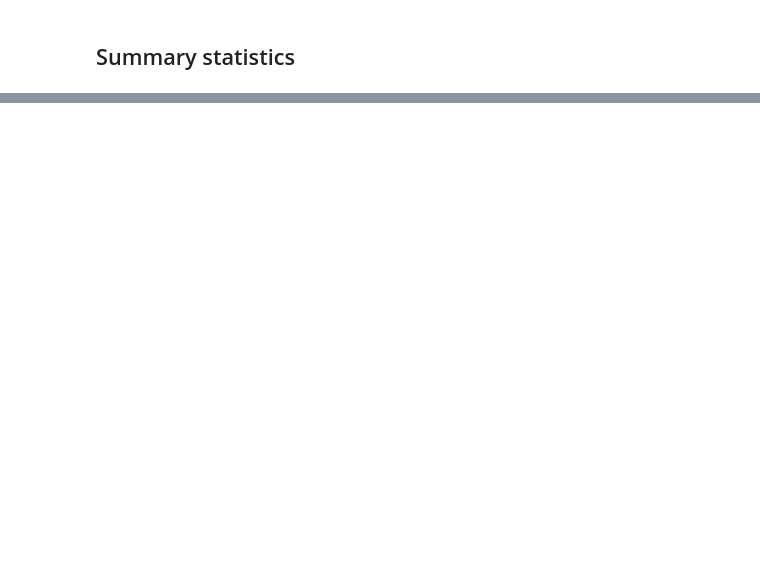
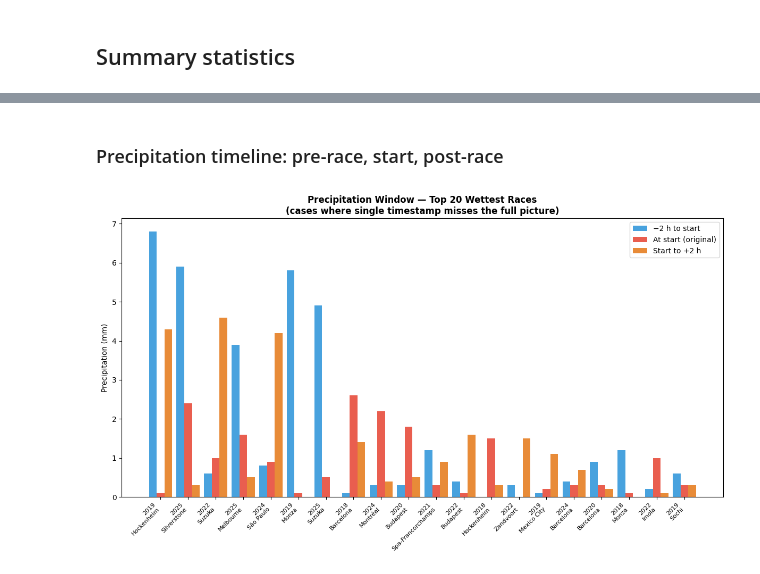
Before and after one commit to CodyRB24/mads-f1-analysis, a Jupyter notebook: notebooks/f1_weather.ipynb, the cells around one changed output, grey strips where cells are left out. Cells and saved outputs as stored; diff of their text form; code cells hidden in the pictures; blank space fills up the shorter version.

```diff
--- a/notebooks/f1_weather.ipynb
+++ b/notebooks/f1_weather.ipynb
@@ -261,0 +417,27 @@ Top 10 wettest races at start hour:
+# %% [markdown]
+### Precipitation timeline: pre-race, start, post-race
+# %%
+# Select races that had any notable precipitation anywhere in the window
+top_number_of_races = 20
+notable = raw[raw["precip_total"] > 0.5].copy().sort_values("precip_total", ascending=False).head(top_number_of_races)
+
+fig, ax = plt.subplots(figsize=(12, 7))
+x = np.arange(len(notable))
+width = 0.28
+
+ax.bar(x - width, notable["precip_pre2h"],  width, label="−2 h to start", color=blue, alpha=0.9)
+ax.bar(x,          notable["precip_at_start"], width, label="At start (original)", color=red, alpha=0.9)
+ax.bar(x + width, notable["precip_post2h"], width, label="Start to +2 h", color=orange, alpha=0.9)
+
+labels = [f"{r['Year']}\n{r['Location']}" for _, r in notable.iterrows()]
+ax.set_xticks(x)
+ax.set_xticklabels(labels, rotation=45, ha="right", fontsize=8)
+ax.set_ylabel("Precipitation (mm)")
+ax.set_title(f"Precipitation Window — Top {top_number_of_races} Wettest Races\n(cases where single timestamp misses the full picture)",
+             fontsize=12, fontweight="bold")
+ax.legend()
+plt.tight_layout()
+# plt.savefig("precip_window_timeline.png", dpi=150)
+plt.show()
+# %% [output]
+[figure, added]
```
Also changed, not shown: parts of 42 cells of this notebook, 1 other file.
